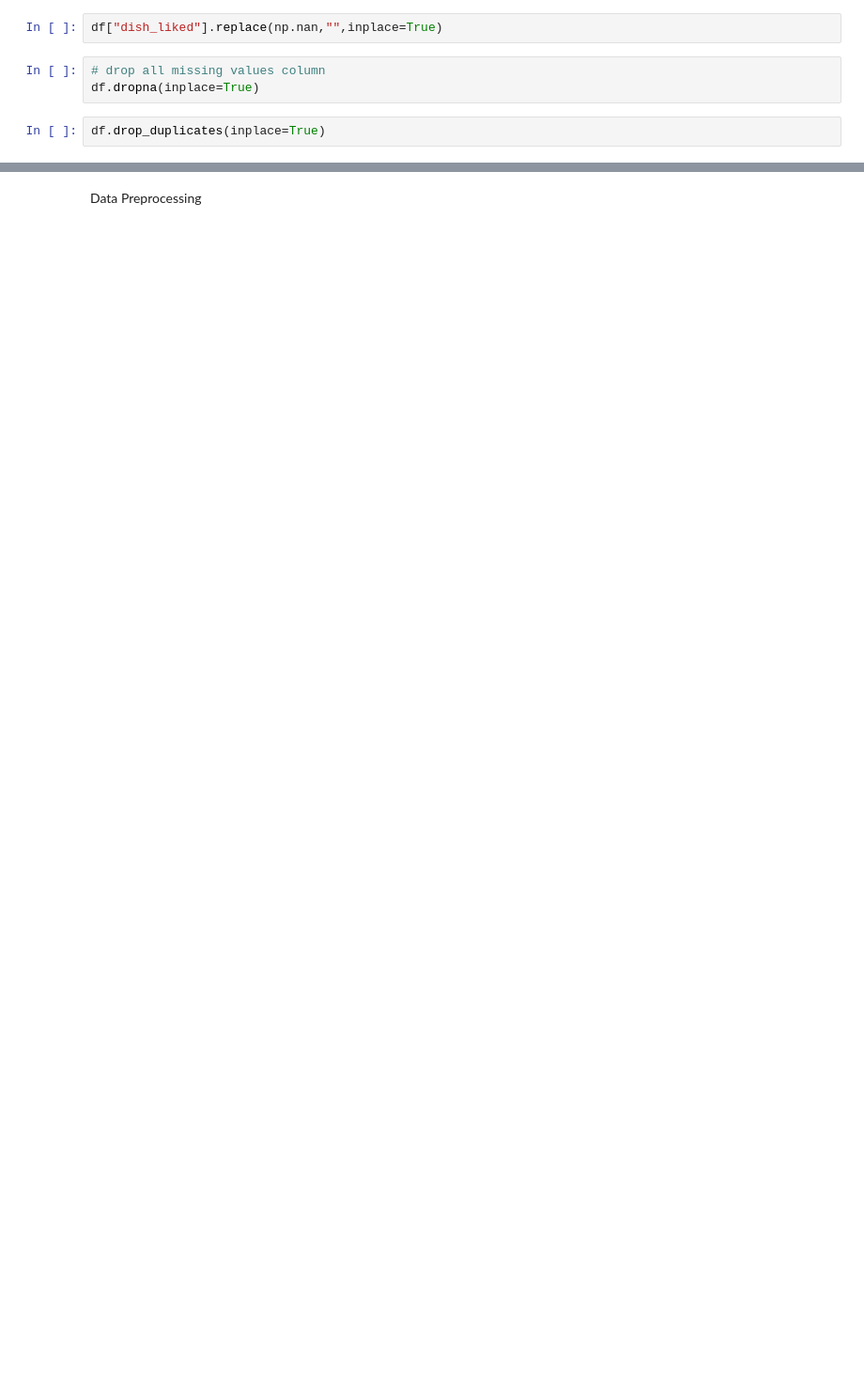
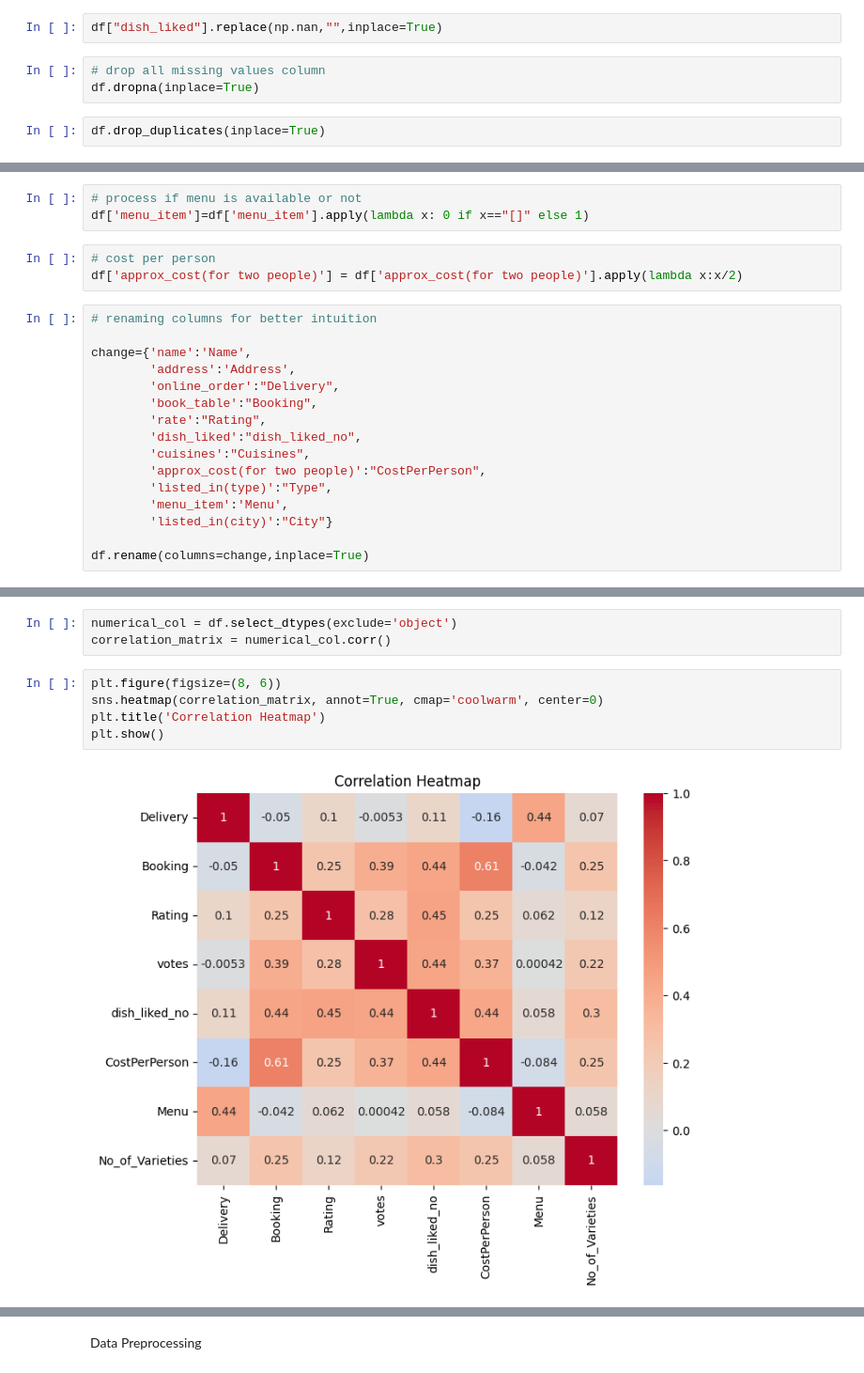
Before and after one commit to ups1610/internship_project_ineuron, a Jupyter notebook: notebooks/EDA.ipynb, the cells around one changed output, grey strips where cells are left out. Shown at 94% size. Cells and saved outputs as stored; diff of their text form; blank space fills up the shorter version.

```diff
--- a/notebooks/EDA.ipynb
+++ b/notebooks/EDA.ipynb
@@ -96,0 +110,22 @@ df.drop_duplicates(inplace=True)
+# %%
+# process if menu is available or not
+df['menu_item']=df['menu_item'].apply(lambda x: 0 if x=="[]" else 1)
+# %%
+# cost per person
+df['approx_cost(for two people)'] = df['approx_cost(for two people)'].apply(lambda x:x/2)
+# %%
+# renaming columns for better intuition
+
+change={'name':'Name',
+        'address':'Address',
+        'online_order':"Delivery",
+        'book_table':"Booking",
+        'rate':"Rating",
+        'dish_liked':"dish_liked_no",
+        'cuisines':"Cuisines",
+        'approx_cost(for two people)':"CostPerPerson",
+        'listed_in(type)':"Type",
+        'menu_item':'Menu',
+        'listed_in(city)':"City"}
+
+df.rename(columns=change,inplace=True)
@@ -96,0 +221,10 @@ df.drop_duplicates(inplace=True)
+# %%
+numerical_col = df.select_dtypes(exclude='object')
+correlation_matrix = numerical_col.corr()
+# %%
+plt.figure(figsize=(8, 6))
+sns.heatmap(correlation_matrix, annot=True, cmap='coolwarm', center=0)
+plt.title('Correlation Heatmap')
+plt.show()
+# %% [output]
+[figure, added]
```
Also changed, not shown: parts of 20 cells of this notebook.
